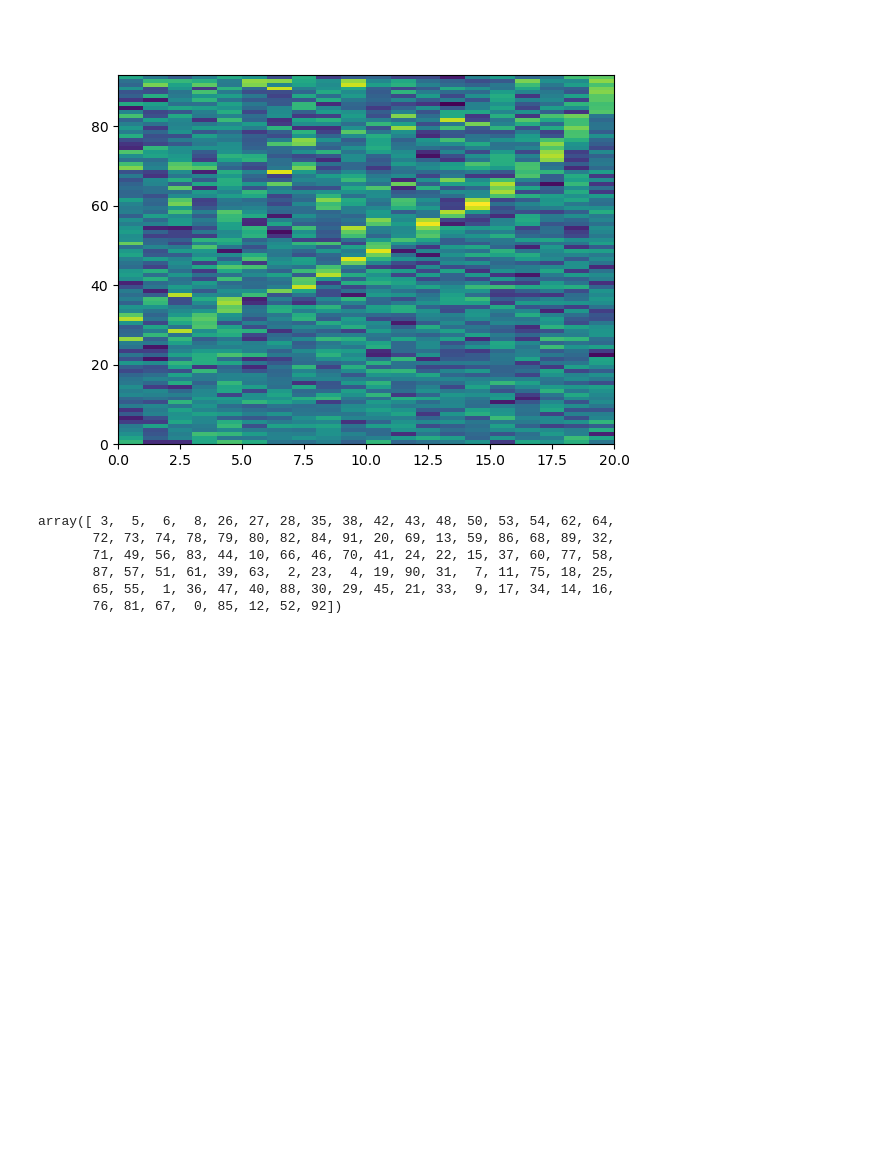
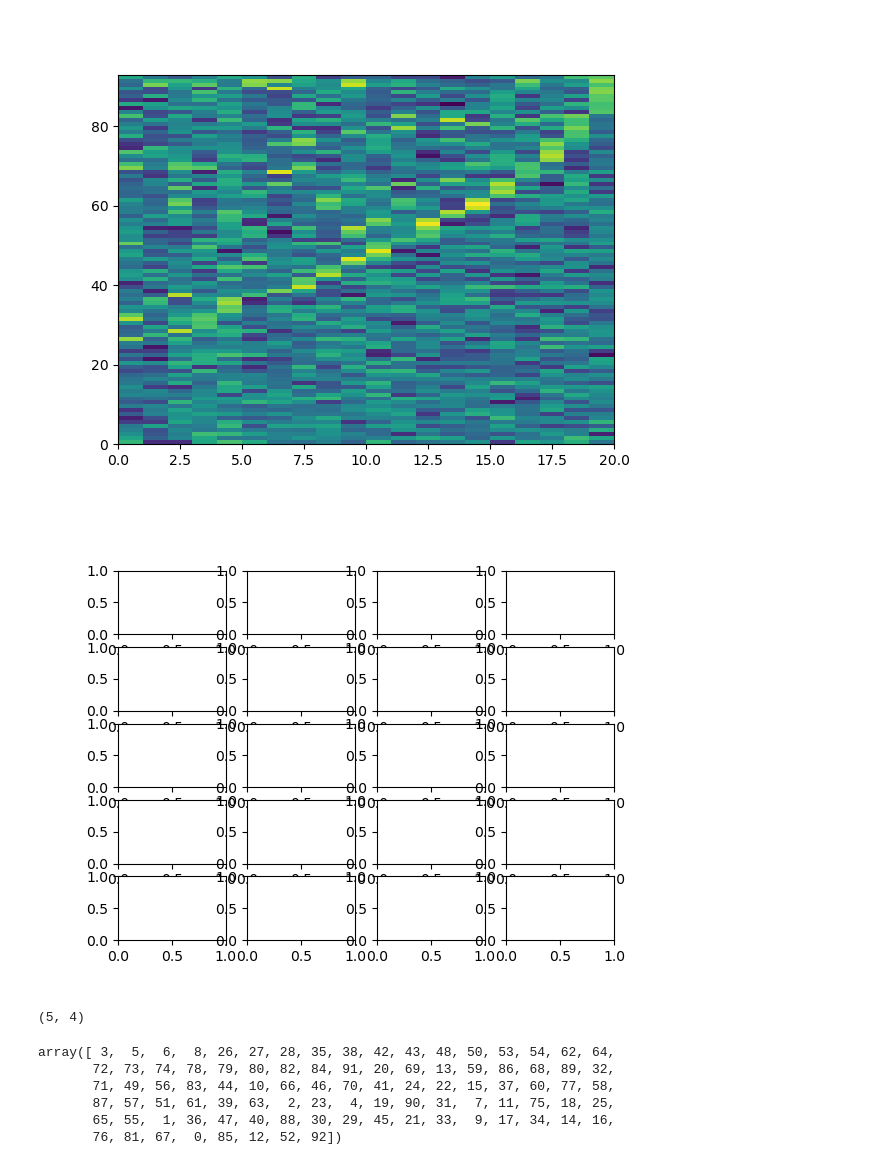
Before and after one commit to bapungiri/NeuroPy, a Jupyter notebook: sleep_deprivation/sd_ensembles.ipynb, the cells around one changed output. Cells and saved outputs as stored; diff of their text form; code cells hidden in the pictures; blank space fills up the shorter version.

```diff
--- a/sleep_deprivation/sd_ensembles.ipynb
+++ b/sleep_deprivation/sd_ensembles.ipynb
@@ -29,6 +41,14 @@ plt.pcolormesh(a_new)
 # %% [output]
 <matplotlib.collections.QuadMesh at 0x...>
 [figure]
+# %%
+_,ax = plt.subplots()
+# %% [output]
+[figure, added]
+# %%
+b = np.squeeze(ax)
+# %% [output]
+(5, 4)
 # %%
 np.lexsort(a_sig_logical.T)
 # %% [output]
```
Also changed, not shown: parts of 3 cells of this notebook, 3 other files.
